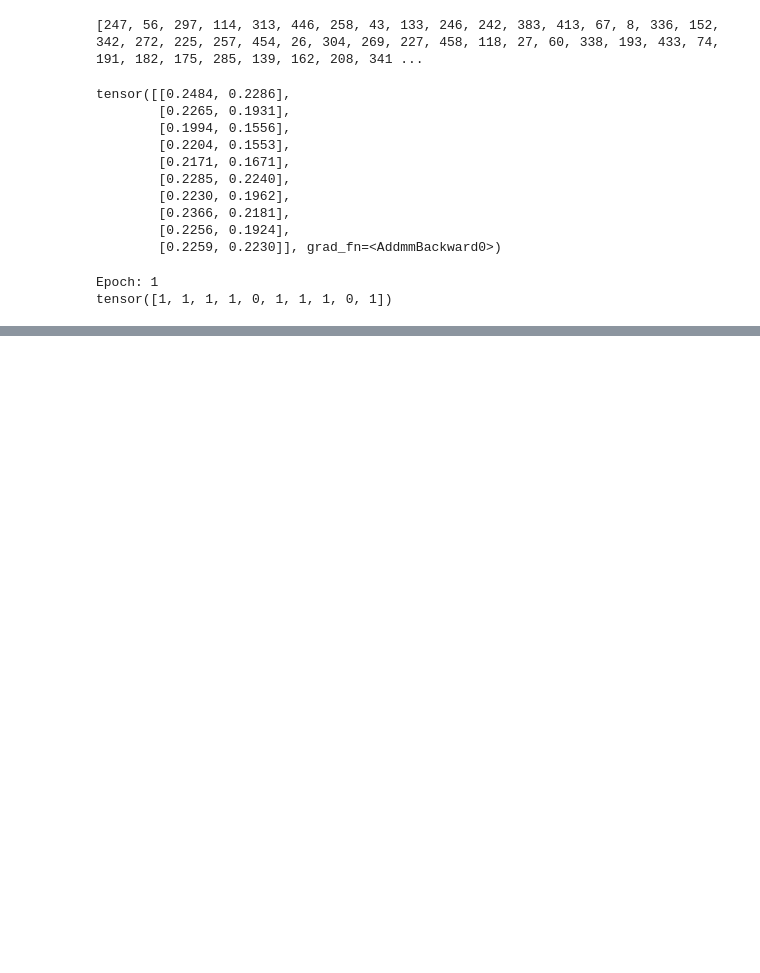
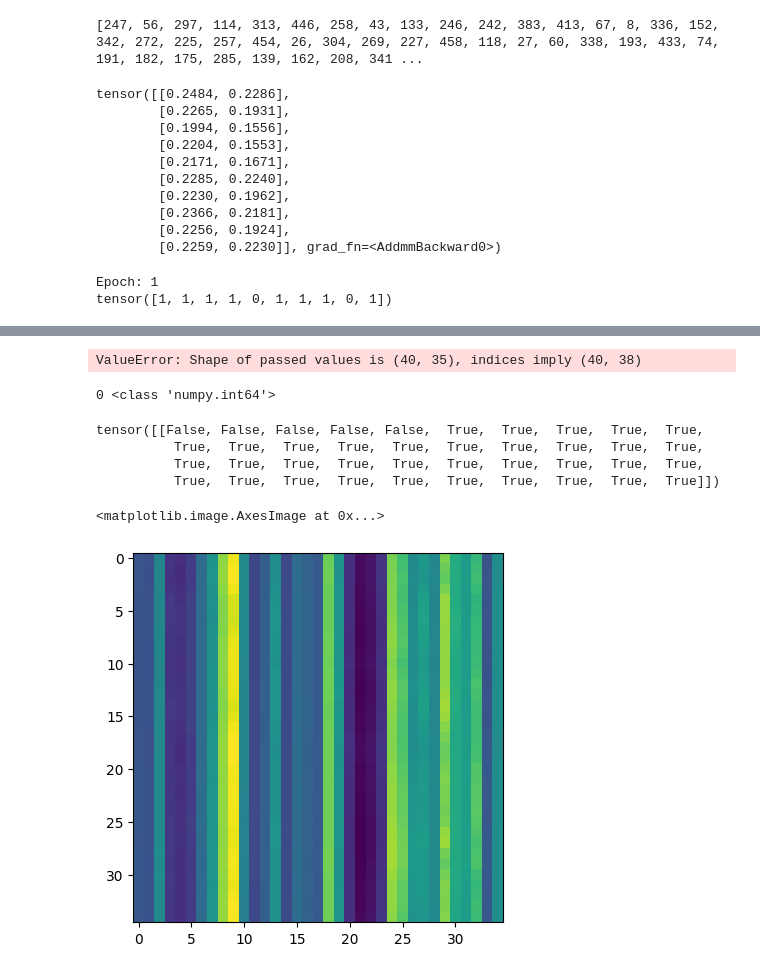
Before and after one commit to brandonlpanos/mvts, a Jupyter notebook: src/scratch.ipynb, the cells around one changed output, grey strips where cells are left out. Drawn from its saved outputs; the diff is of its cells as text; code cells hidden in the pictures; blank space fills up the shorter version.

```diff
--- a/src/scratch.ipynb
+++ b/src/scratch.ipynb
@@ -166,0 +195,10 @@ tensor([1, 1, 1, 1, 0, 1, 1, 1, 0, 1])
+# %%
+# Load train data
+with open('../data/data_indices.json', 'r') as f: data_indices = json.load(f)
+train_indices = data_indices['train_indices']
+train_dataloader = DataLoader(ImputationDataset(train_indices, norm_type='standard'), batch_size=1, shuffle=False, drop_last=False)
+
+# Load validation data
+with open('../data/data_indices.json', 'r') as f: data_indices = json.load(f)
+val_indices = data_indices['val_indices']
+val_dataloader = DataLoader(ImputationDataset(val_indices, norm_type='standard'), batch_size=1, shuffle=False, drop_last=False)
@@ -166,0 +225,53 @@ tensor([1, 1, 1, 1, 0, 1, 1, 1, 0, 1])
+# %%
+df = pd.read_csv('../data/long/1.csv')
+features = df.columns.tolist()
+features.remove('R_VALUE')
+
+
+            df = df.drop(['Unnamed: 0'], axis=1)
+            df = df.drop("R_VALUE", axis=1)
+            df = df.drop("target", axis=1)
+
+# turn array into pandas dataframe
+df = pd.DataFrame(x[0], columns=features)
+df.head()
+# %% [output]
+ValueError: Shape of passed values is (40, 35), indices imply (40, 38)
+# %%
+# Create embeddings dataset that corresponds to the indixes of the original dataset
+
+# Process validation data
+for indx in range(len(val_indices)):
+    original_file_indx = val_indices[indx]
+    # original_df = pd.read_csv(f'../data/long/{original_file_indx}.csv')
+    x, mask, y = val_dataloader.dataset[indx]
+
+    print(y, type(y))
+
+    check_size(x, original_file_indx)
+
+    padding_mask = find_padding_masks(x)
+    x = x.unsqueeze(0)
+    padding_mask = padding_mask.unsqueeze(0)
+    x = torch.nan_to_num(x)
+
+    embedding = transformer_model(x, padding_mask)[0]
+
+    # Crop padding region
+    embedding = embedding[padding_mask[0]]
+
+    break
+# %% [output]
+0 <class 'numpy.int64'>
+# %%
+padding_mask
+# %% [output]
+tensor([[False, False, False, False, False,  True,  True,  True,  True,  True,
+          True,  True,  True,  True,  True,  True,  True,  True,  True,  True,
+          True,  True,  True,  True,  True,  True,  True,  True,  True,  True,
+          True,  True,  True,  True,  True,  True,  True,  True,  True,  True]])
+# %%
+plt.imshow(embedding.detach().numpy())
+# %% [output]
+<matplotlib.image.AxesImage at 0x...>
+[figure, added]
```
Also changed, not shown: parts of 8 cells of this notebook, 1 other file.
